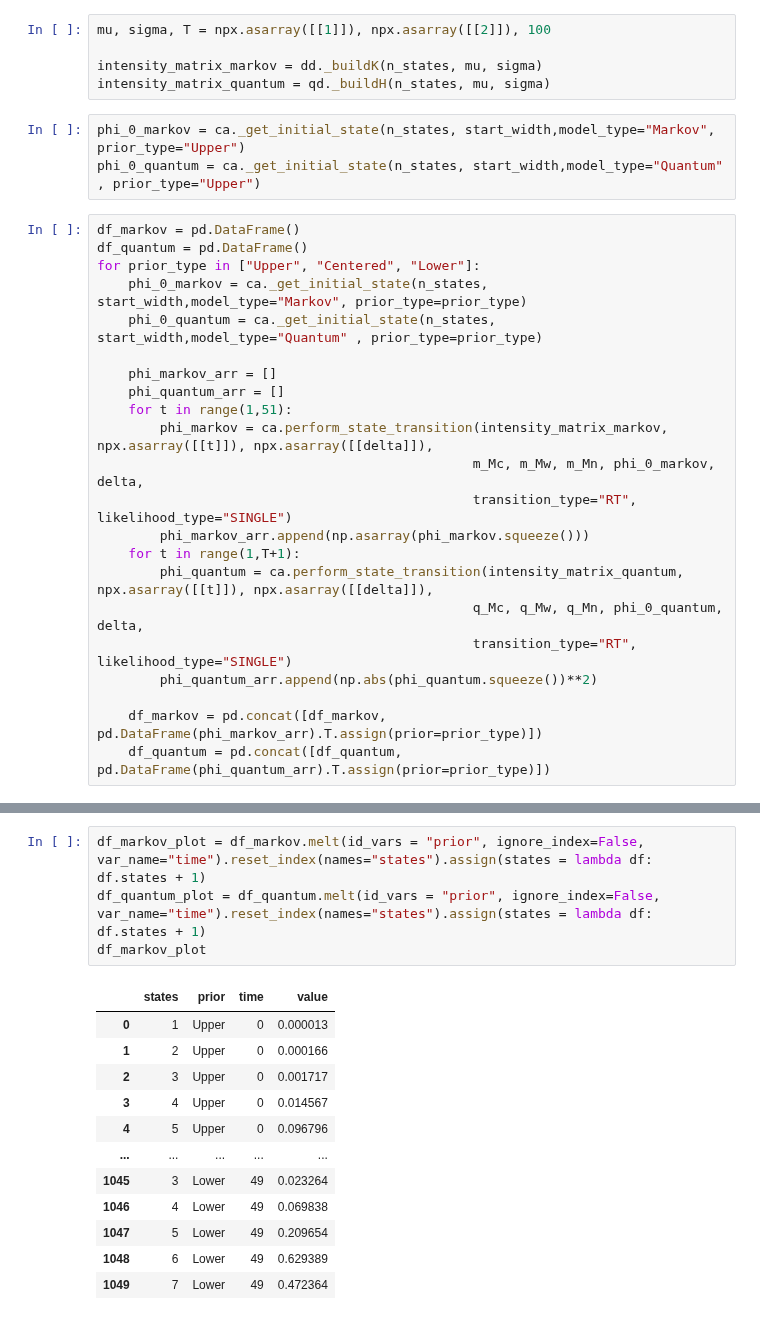
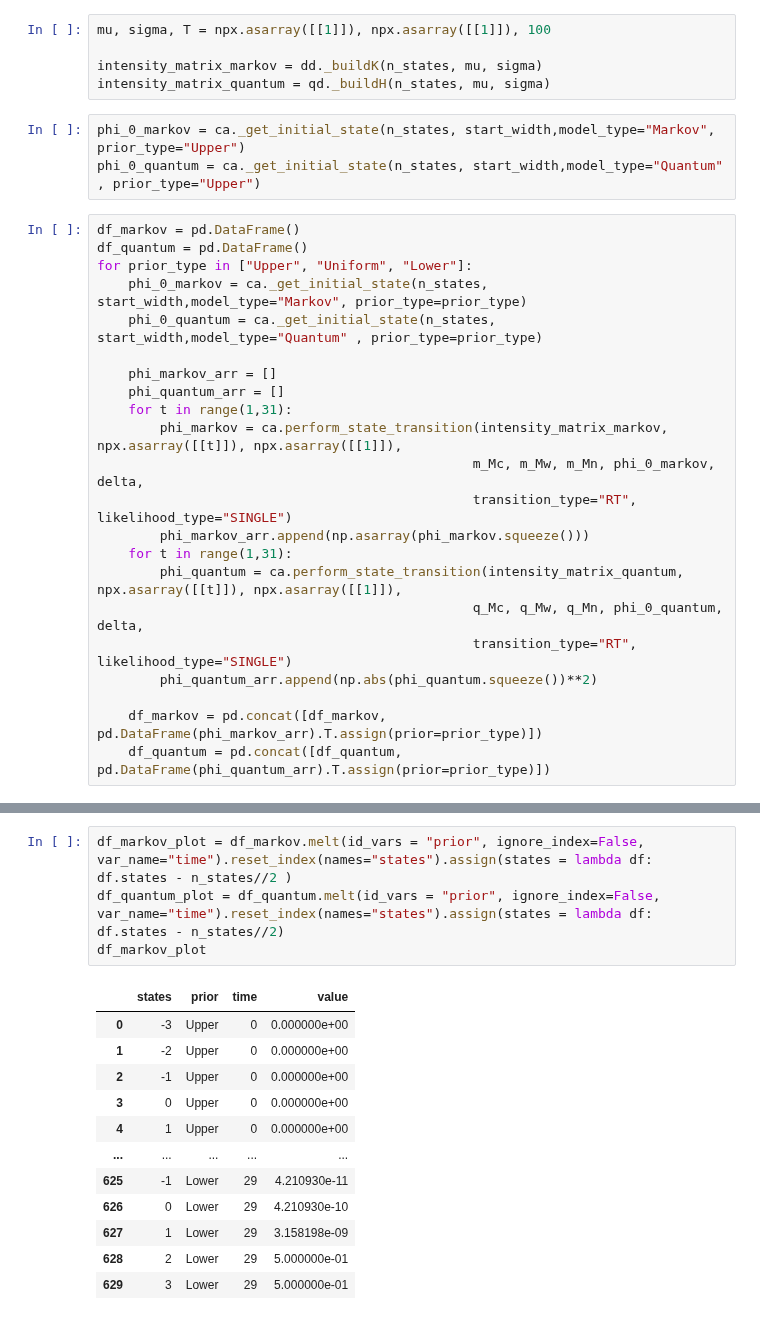
Before and after one commit to rkmalaiya/stochastic_cognitive_dynamics, a Jupyter notebook: poc/Diffusion_vs_Quantum.ipynb, the cells around one changed output, grey strips where cells are left out. Cells and saved outputs as stored; diff of their text form.

```diff
--- a/poc/Diffusion_vs_Quantum.ipynb
+++ b/poc/Diffusion_vs_Quantum.ipynb
@@ -18,7 +16,7 @@ n_states, start_width, delta, measurement_prob,  I, J = 7, 1, 1, 0.8, 1, 1
 m_Mc, m_Mw, m_Mn = ca._get_measurement_matrix(n_states, 1, prob=measurement_prob, model_type = "Markov")
 q_Mc, q_Mw, q_Mn = ca._get_measurement_matrix(n_states, 1, prob=measurement_prob, model_type = "Quantum")
 # %%
-mu, sigma, T = npx.asarray([[1]]), npx.asarray([[2]]), 100
+mu, sigma, T = npx.asarray([[1]]), npx.asarray([[1]]), 100
 
 intensity_matrix_markov = dd._buildK(n_states, mu, sigma)
 intensity_matrix_quantum = qd._buildH(n_states, mu, sigma)
@@ -28,19 +26,19 @@ phi_0_quantum = ca._get_initial_state(n_states, start_width,model_type="Quantum"
 # %%
 df_markov = pd.DataFrame()
 df_quantum = pd.DataFrame()
-for prior_type in ["Upper", "Centered", "Lower"]:
+for prior_type in ["Upper", "Uniform", "Lower"]:
     phi_0_markov = ca._get_initial_state(n_states, start_width,model_type="Markov", prior_type=prior_type)
     phi_0_quantum = ca._get_initial_state(n_states, start_width,model_type="Quantum" , prior_type=prior_type)
 
     phi_markov_arr = []
     phi_quantum_arr = []
-    for t in range(1,51):
-        phi_markov = ca.perform_state_transition(intensity_matrix_markov, npx.asarray([[t]]), npx.asarray([[delta]]),
+    for t in range(1,31):
+        phi_markov = ca.perform_state_transition(intensity_matrix_markov, npx.asarray([[t]]), npx.asarray([[1]]),
                                                 m_Mc, m_Mw, m_Mn, phi_0_markov, delta,
                                                 transition_type="RT", likelihood_type="SINGLE")
         phi_markov_arr.append(np.asarray(phi_markov.squeeze()))
-    for t in range(1,T+1):
-        phi_quantum = ca.perform_state_transition(intensity_matrix_quantum, npx.asarray([[t]]), npx.asarray([[delta]]),
+    for t in range(1,31):
+        phi_quantum = ca.perform_state_transition(intensity_matrix_quantum, npx.asarray([[t]]), npx.asarray([[1]]),
                                                 q_Mc, q_Mw, q_Mn, phi_0_quantum, delta,
                                                 transition_type="RT", likelihood_type="SINGLE")
         phi_quantum_arr.append(np.abs(phi_quantum.squeeze())**2)
@@ -81,17 +79,17 @@ pd.DataFrame(scx.linalg.expm(intensity_matrix_markov).squeeze())
 # %%
-df_markov_plot = df_markov.melt(id_vars = "prior", ignore_index=False, var_name="time").reset_index(names="states").assign(states = lambda df: df.states + 1)
-df_quantum_plot = df_quantum.melt(id_vars = "prior", ignore_index=False, var_name="time").reset_index(names="states").assign(states = lambda df: df.states + 1)
+df_markov_plot = df_markov.melt(id_vars = "prior", ignore_index=False, var_name="time").reset_index(names="states").assign(states = lambda df: df.states - n_states//2 )
+df_quantum_plot = df_quantum.melt(id_vars = "prior", ignore_index=False, var_name="time").reset_index(names="states").assign(states = lambda df: df.states - n_states//2)
 df_markov_plot
 # %% [output]
 |  | states | prior | time | value |
-| 0 | 1 | Upper | 0 | 0.000013 |
-| 1 | 2 | Upper | 0 | 0.000166 |
-| 2 | 3 | Upper | 0 | 0.001717 |
-| 3 | 4 | Upper | 0 | 0.014567 |
-| 4 | 5 | Upper | 0 | 0.096796 |
+| 0 | -3 | Upper | 0 | 0.000000e+00 |
+| 1 | -2 | Upper | 0 | 0.000000e+00 |
+| 2 | -1 | Upper | 0 | 0.000000e+00 |
+| 3 | 0 | Upper | 0 | 0.000000e+00 |
+| 4 | 1 | Upper | 0 | 0.000000e+00 |
 | ... | ... | ... | ... | ... |
-| 1045 | 3 | Lower | 49 | 0.023264 |
-| 1046 | 4 | Lower | 49 | 0.069838 |
-| 1047 | 5 | Lower | 49 | 0.209654 |
-| 1048 | 6 | Lower | 49 | 0.629389 |
-| 1049 | 7 | Lower | 49 | 0.472364 |
+| 625 | -1 | Lower | 29 | 4.210930e-11 |
+| 626 | 0 | Lower | 29 | 4.210930e-10 |
+| 627 | 1 | Lower | 29 | 3.158198e-09 |
+| 628 | 2 | Lower | 29 | 5.000000e-01 |
+| 629 | 3 | Lower | 29 | 5.000000e-01 |
```
Also changed, not shown: parts of 16 cells of this notebook.
